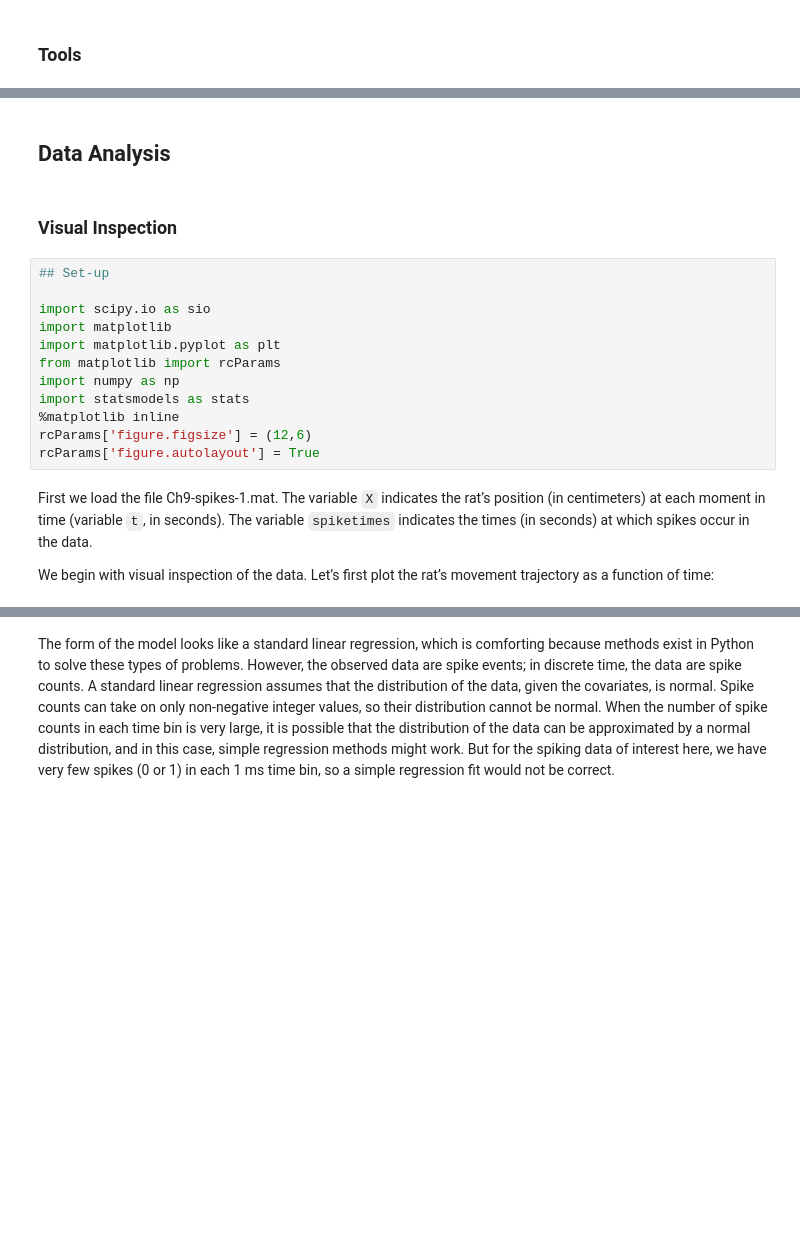
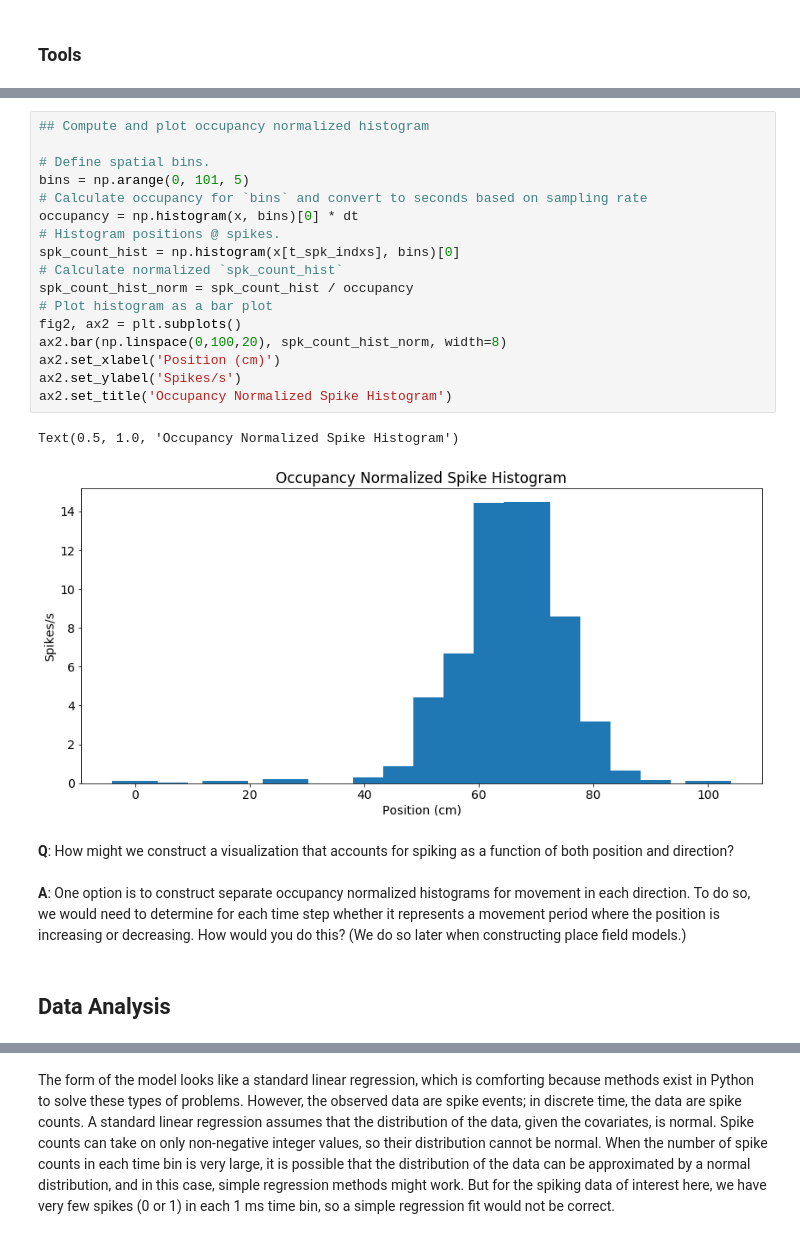
Before and after one commit to jaib1/Case-Studies-Python, a Jupyter notebook: content/09/point-process-glms.ipynb, the cells around one changed output, grey strips where cells are left out. Drawn from its saved outputs; the diff is of its cells as text; blank space fills up the shorter version.

```diff
--- a/content/09/point-process-glms.ipynb
+++ b/content/09/point-process-glms.ipynb
@@ -49,22 +130,27 @@ In this chapter, we develop a series of generalized linear models. We implement
+# %%
+## Compute and plot occupancy normalized histogram
+
+# Define spatial bins.
+bins = np.arange(0, 101, 5)
+# Calculate occupancy for `bins` and convert to seconds based on sampling rate
+occupancy = np.histogram(x, bins)[0] * dt
+# Histogram positions @ spikes.
+spk_count_hist = np.histogram(x[t_spk_indxs], bins)[0]
+# Calculate normalized `spk_count_hist`
+spk_count_hist_norm = spk_count_hist / occupancy
+# Plot histogram as a bar plot
+fig2, ax2 = plt.subplots()
+ax2.bar(np.linspace(0,100,20), spk_count_hist_norm, width=8)
+ax2.set_xlabel('Position (cm)')
+ax2.set_ylabel('Spikes/s')
+ax2.set_title('Occupancy Normalized Spike Histogram')
+# %% [output]
+Text(0.5, 1.0, 'Occupancy Normalized Spike Histogram')
+[figure, added]
+# %% [markdown]
+**Q**: How might we construct a visualization that accounts for spiking as a function of both position and direction?
+<br><br>
+**A**: One option is to construct separate occupancy normalized histograms for movement in each direction. To do so, we would need to determine for each time step whether it represents a movement period where the position is increasing or decreasing. How would you do this? (We do so later when constructing place field models.)
 # %% [markdown]
 <a id="data-analysis"></a>
 ## Data Analysis
-# %% [markdown]
-<a id="visual-inspection"></a>
-### Visual Inspection
-# %%
-## Set-up
-
-import scipy.io as sio
-import matplotlib
-import matplotlib.pyplot as plt
-from matplotlib import rcParams
-import numpy as np
-import statsmodels as stats
-%matplotlib inline
-rcParams['figure.figsize'] = (12,6)
-rcParams['figure.autolayout'] = True
-# %% [markdown]
-First we load the file Ch9-spikes-1.mat. The variable `X` indicates the rat’s position (in centimeters) at each moment in time (variable `t`, in seconds). The variable `spiketimes` indicates the times (in seconds) at which spikes occur in the data.
-
-We begin with visual inspection of the data. Let’s first plot the rat’s movement trajectory as a function of time:
```
Also changed, not shown: parts of 38 cells of this notebook.
